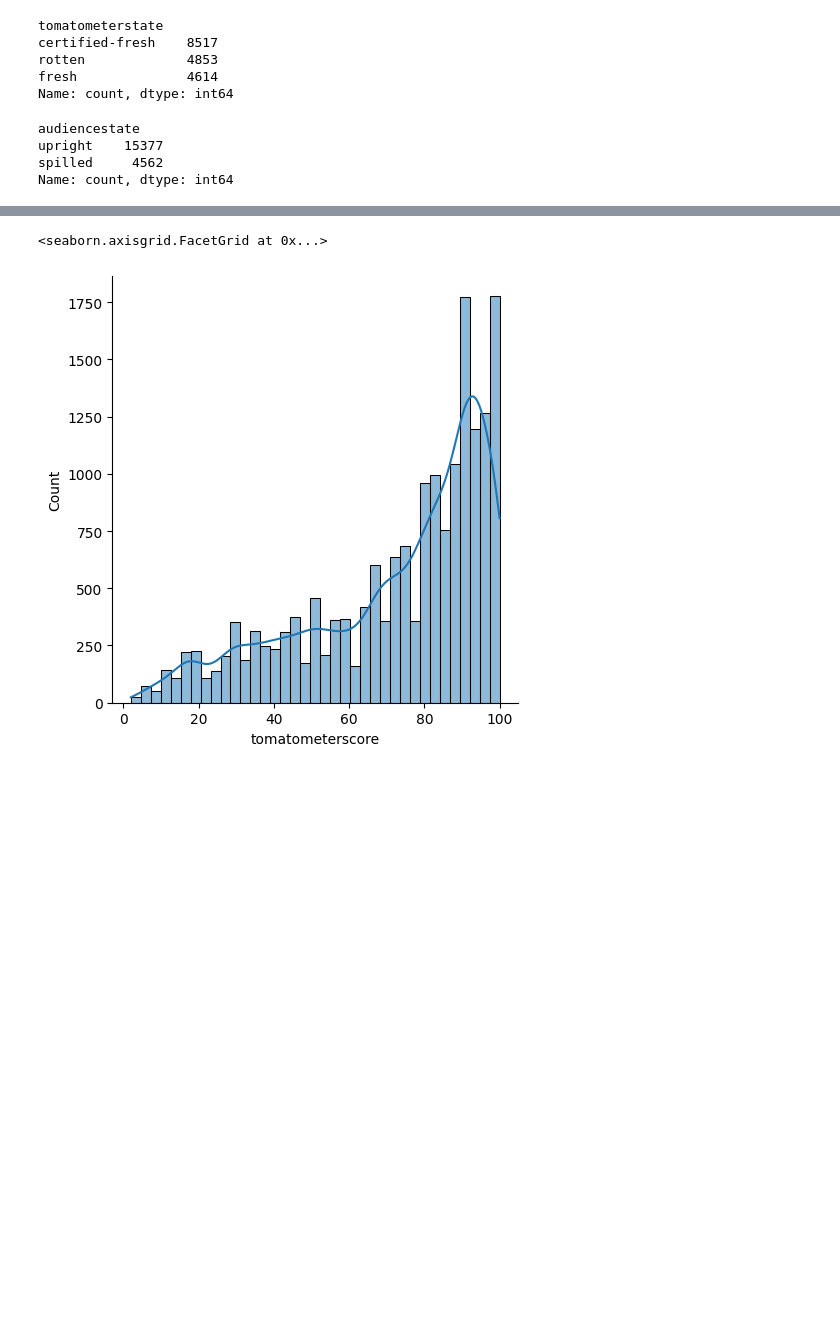
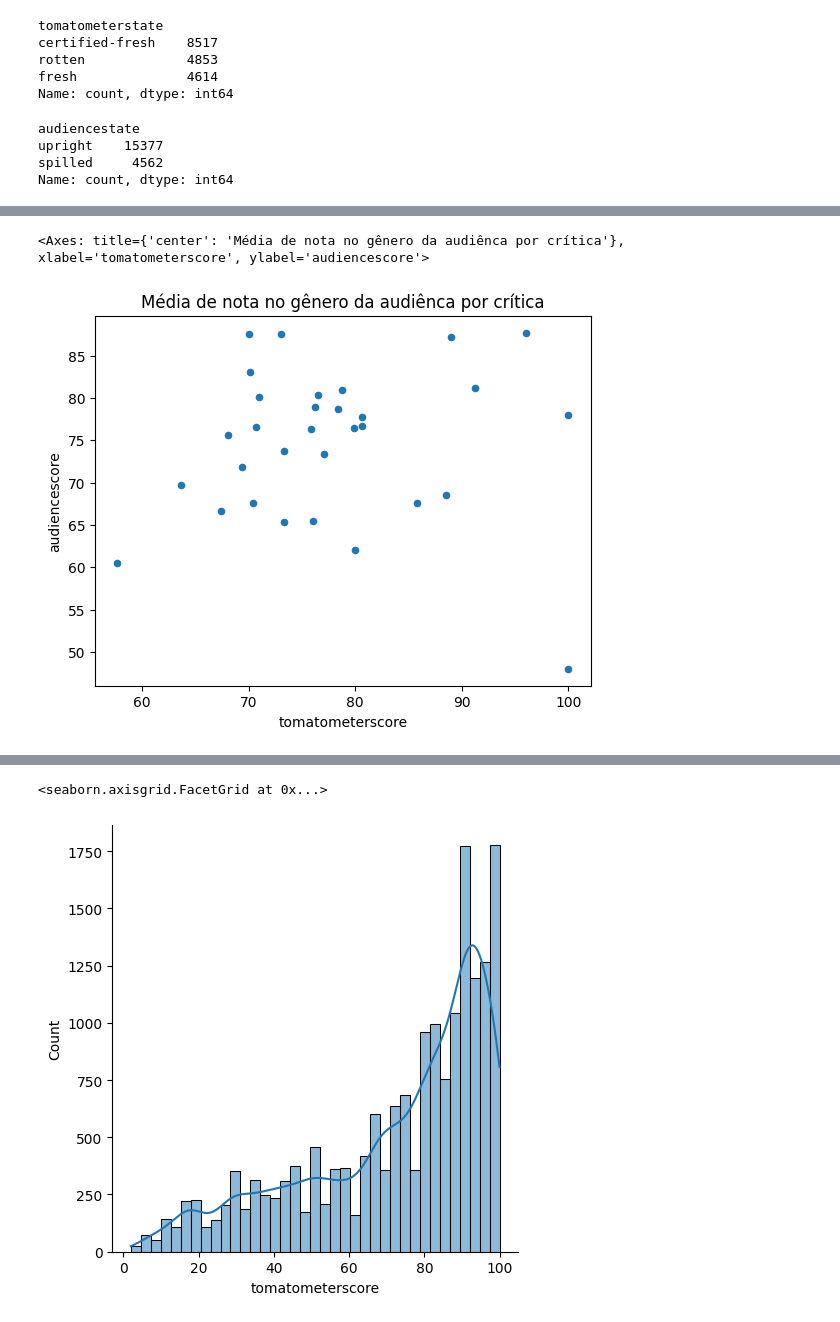
Before and after one commit to Ticiano-Damasceno/Intro-Python-Unifor, a Jupyter notebook: Arquivo 2 - estudo rotten tomatoes.ipynb, the cells around one changed output, grey strips where cells are left out. Drawn from its saved outputs; the diff is of its cells as text; code cells hidden in the pictures; blank space fills up the shorter version.

```diff
--- a/Arquivo 2 - estudo rotten tomatoes.ipynb
+++ b/Arquivo 2 - estudo rotten tomatoes.ipynb
@@ -171,0 +290,5 @@ memory usage: 5.0+ MB
+# %%
+base[['genre', 'tomatometerscore', 'audiencescore']].groupby(by='genre').mean().plot(x='tomatometerscore', y = 'audiencescore', kind='scatter', title = 'Média de nota no gênero da audiênca por crítica')
+# %% [output]
+<Axes: title={'center': 'Média de nota no gênero da audiênca por crítica'}, xlabel='tomatometerscore', ylabel='audiencescore'>
+[figure, added]
```
Also changed, not shown: parts of 39 cells of this notebook.
